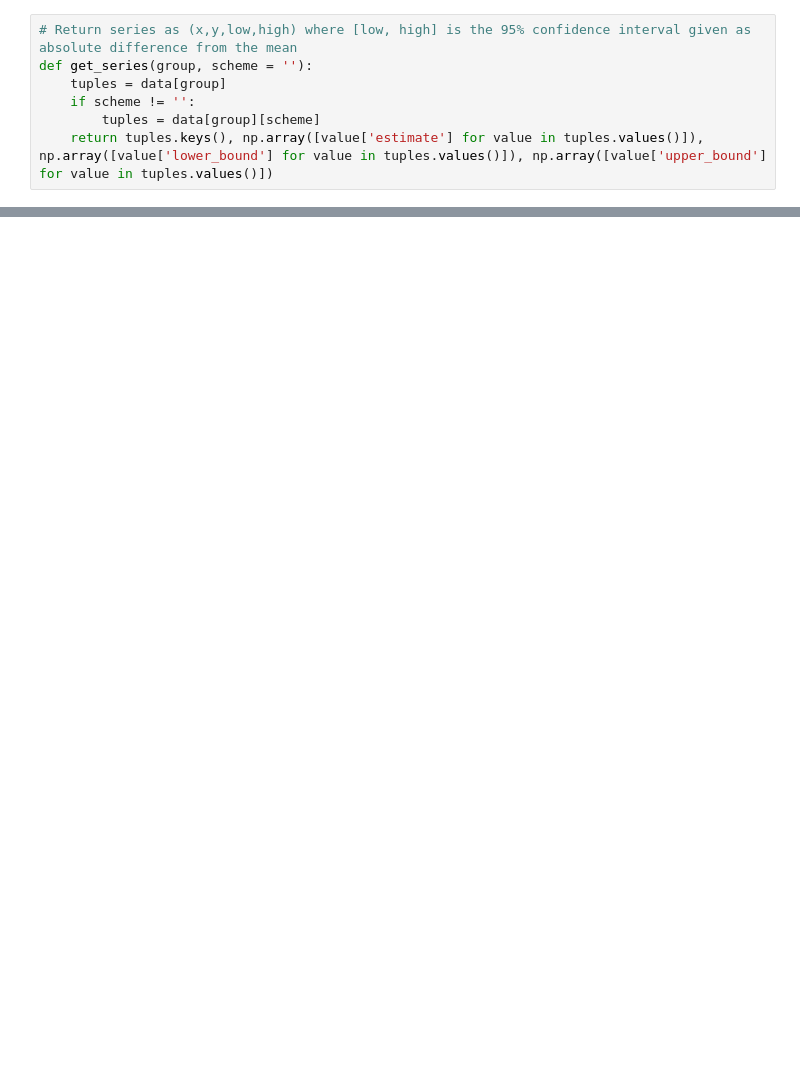
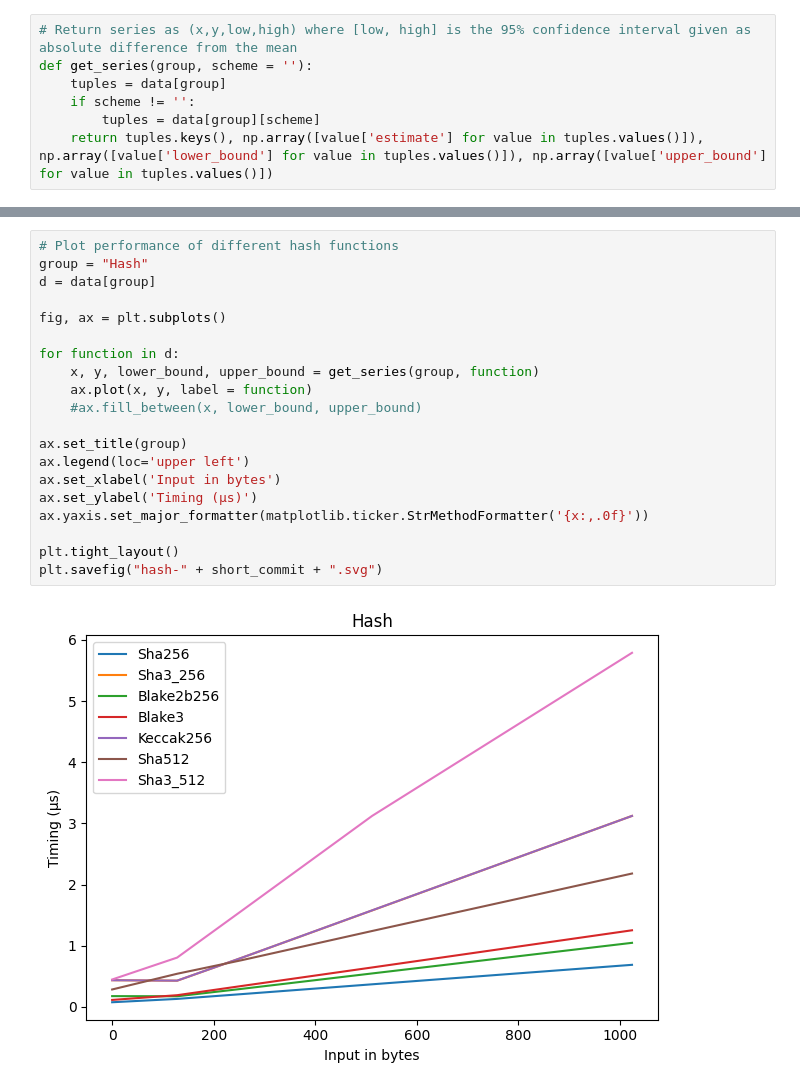
Before and after one commit to jonas-lj/fastcrypto-analyzer, a Jupyter notebook: notebook.ipynb, the cells around one changed output, grey strips where cells are left out. Cells and saved outputs as stored; diff of their text form; blank space fills up the shorter version.

```diff
--- a/notebook.ipynb
+++ b/notebook.ipynb
@@ -135,0 +136,22 @@ plt.savefig("signatures-" + short_commit + ".svg")
+# %%
+# Plot performance of different hash functions
+group = "Hash"
+d = data[group]
+
+fig, ax = plt.subplots()
+
+for function in d:
+    x, y, lower_bound, upper_bound = get_series(group, function)
+    ax.plot(x, y, label = function)
+    #ax.fill_between(x, lower_bound, upper_bound)
+
+ax.set_title(group)
+ax.legend(loc='upper left')
+ax.set_xlabel('Input in bytes')
+ax.set_ylabel('Timing (µs)')
+ax.yaxis.set_major_formatter(matplotlib.ticker.StrMethodFormatter('{x:,.0f}'))
+
+plt.tight_layout()
+plt.savefig("hash-" + short_commit + ".svg")
+# %% [output]
+[figure, added]
```
Also changed, not shown: parts of 4 cells of this notebook.
